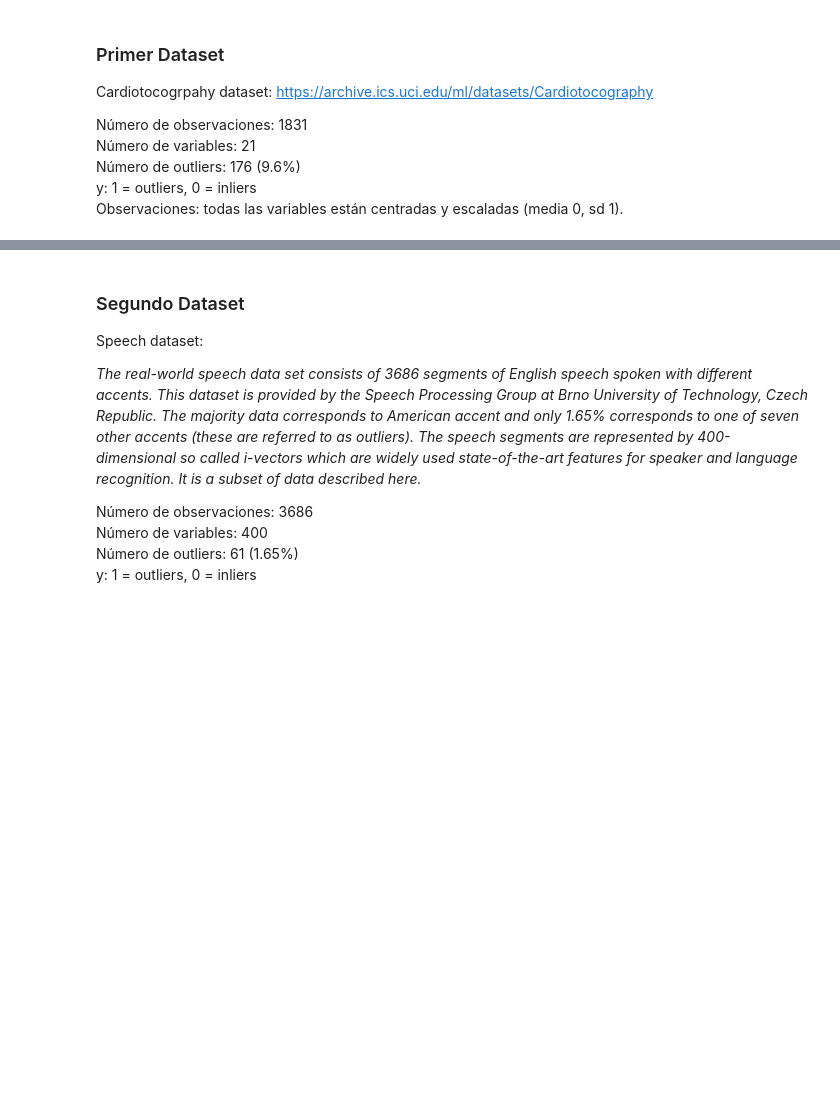
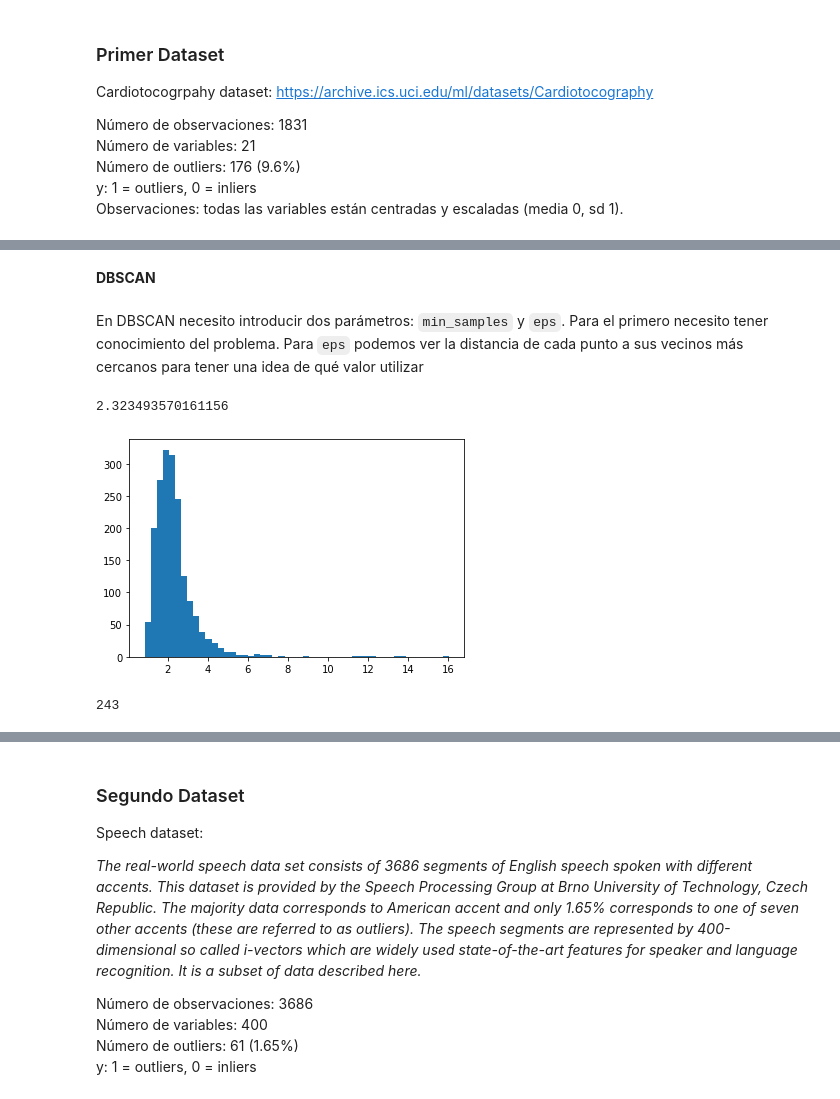
Before and after one commit to rafazamb/DS_PT_ENE21, a Jupyter notebook: 2-Machine_Learning/2.2_Unsupervised/2.2.4 Anomaly Detection/Ejercicio detección de anomalías.ipynb, the cells around one changed output, grey strips where cells are left out. Cells and saved outputs as stored; diff of their text form; code cells hidden in the pictures; blank space fills up the shorter version.

```diff
--- a/2-Machine_Learning/2.2_Unsupervised/2.2.4 Anomaly Detection/Ejercicio detección de anomalías.ipynb
+++ b/2-Machine_Learning/2.2_Unsupervised/2.2.4 Anomaly Detection/Ejercicio detección de anomalías.ipynb
@@ -15,3 +15,10 @@ Número de variables: 21
 Número de outliers: 176 (9.6%)
 y: 1 = outliers, 0 = inliers
 Observaciones: todas las variables están centradas y escaladas (media 0, sd 1).
+# %%
+import scipy.io
+import pandas as pd
+import numpy as np
+cardio = scipy.io.loadmat('data/cardio.mat')
+cardioX = pd.DataFrame(cardio['X'])
+cardioX
@@ -17,0 +180,17 @@ Observaciones: todas las variables están centradas y escaladas (media 0, sd 1).
+# %% [markdown]
+**DBSCAN**
+# %% [markdown]
+En DBSCAN necesito introducir dos parámetros: `min_samples` y `eps`. Para el primero necesito tener conocimiento del problema.  Para `eps` podemos ver la distancia de cada punto a sus vecinos más cercanos para tener una idea de qué valor utilizar
+# %%
+# Calculo la media de las distancias de cada observación a sus k vecinos más cercanos
+import scipy.spatial
+import matplotlib.pyplot as plt
+kdt = scipy.spatial.cKDTree(cardioX)
+k=20
+dists, neighs = kdt.query(cardioX, k)
+avg_dists = np.mean(dists[:, 1:], axis=1)
+print(np.mean(avg_dists))
+plt.hist(avg_dists,bins=50);
+# %% [output]
+2.323493570161156
+[figure, added]
@@ -17,0 +201,5 @@ Observaciones: todas las variables están centradas y escaladas (media 0, sd 1).
+# %%
+outliers= clusters==-1
+sum(outliers)
+# %% [output]
+243
```
Also changed, not shown: parts of 59 cells of this notebook.
